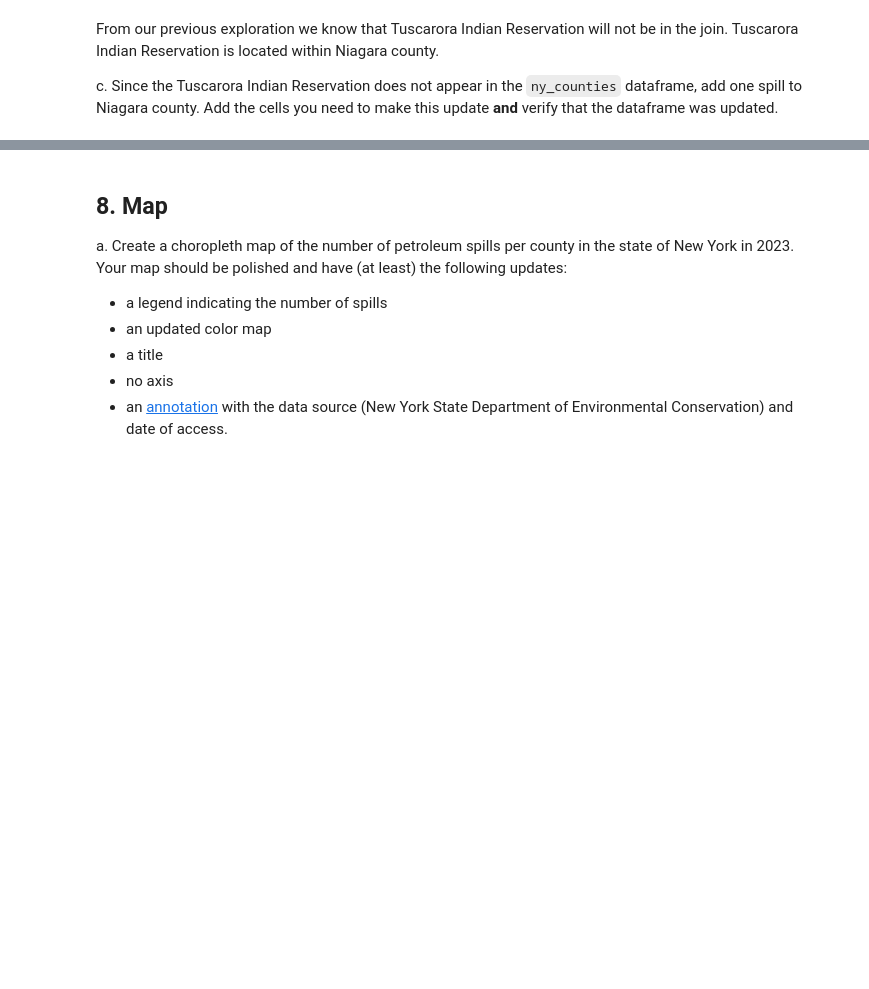
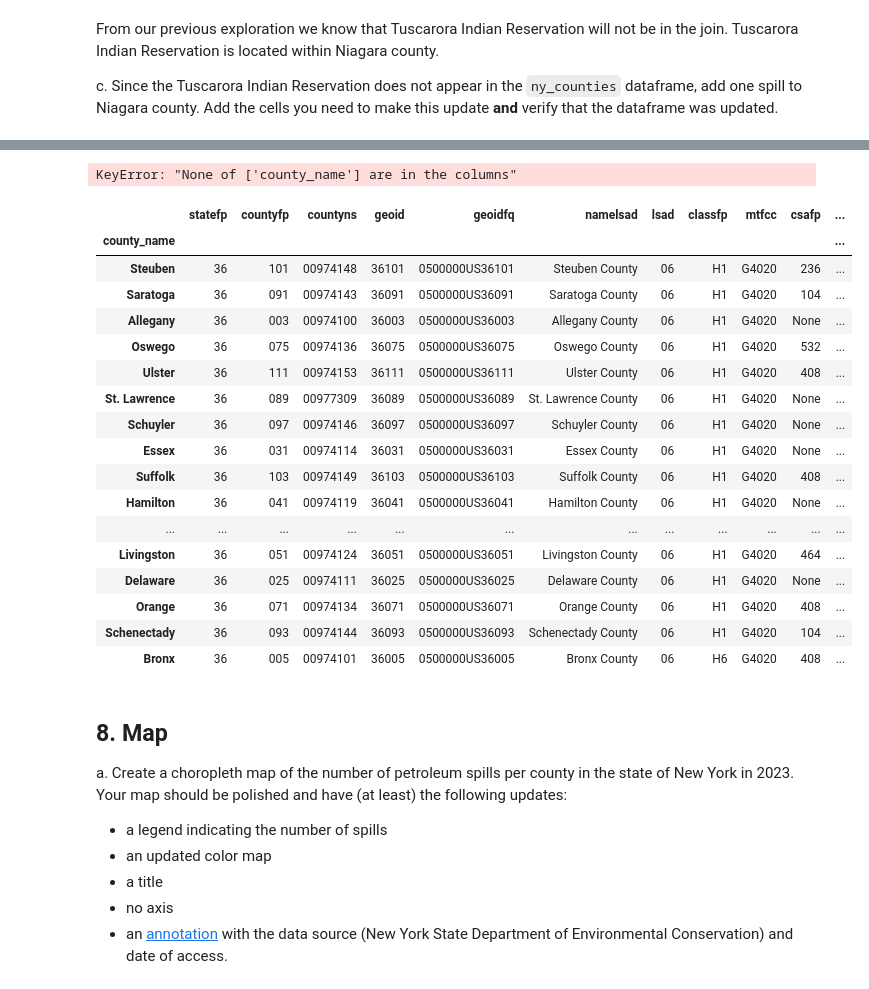
Before and after one commit to nicolelpepper/eds220-hwk3, a Jupyter notebook: hwk3-task2-oil-spills.ipynb, the cells around one changed output, grey strips where cells are left out. Cells and saved outputs as stored; diff of their text form; code cells hidden in the pictures; blank space fills up the shorter version.

```diff
--- a/hwk3-task2-oil-spills.ipynb
+++ b/hwk3-task2-oil-spills.ipynb
@@ -441,0 +536,10 @@ c. Since the Tuscarora Indian Reservation does not appear in the `ny_counties` d
+# %%
+# c. Your code here
+
+# Set index to admin column
+ny_counties = ny_counties.set_index('county_name')
+
+# Update index value at Finaland to add for Aland Islands
+# += 1 is shorthand for value(a) + 1
+# %% [output]
+KeyError: "None of ['county_name'] are in the columns"
@@ -442,3 +548,25 @@ c. Since the Tuscarora Indian Reservation does not appear in the `ny_counties` d
+# %%
+pd.set_option('display.max_rows', None)
+ny_counties
+# %% [output]
+|  | statefp | countyfp | countyns | geoid | geoidfq | namelsad | lsad | classfp | mtfcc | csafp | ... |
+| county_name |  |  |  |  |  |  |  |  |  |  | ... |
+| Steuben | 36 | 101 | 00974148 | 36101 | 0500000US36101 | Steuben County | 06 | H1 | G4020 | 236 | ... |
+| Saratoga | 36 | 091 | 00974143 | 36091 | 0500000US36091 | Saratoga County | 06 | H1 | G4020 | 104 | ... |
+| Allegany | 36 | 003 | 00974100 | 36003 | 0500000US36003 | Allegany County | 06 | H1 | G4020 | None | ... |
+| Oswego | 36 | 075 | 00974136 | 36075 | 0500000US36075 | Oswego County | 06 | H1 | G4020 | 532 | ... |
+| Ulster | 36 | 111 | 00974153 | 36111 | 0500000US36111 | Ulster County | 06 | H1 | G4020 | 408 | ... |
+| St. Lawrence | 36 | 089 | 00977309 | 36089 | 0500000US36089 | St. Lawrence County | 06 | H1 | G4020 | None | ... |
+| Schuyler | 36 | 097 | 00974146 | 36097 | 0500000US36097 | Schuyler County | 06 | H1 | G4020 | None | ... |
+| Essex | 36 | 031 | 00974114 | 36031 | 0500000US36031 | Essex County | 06 | H1 | G4020 | None | ... |
+| Suffolk | 36 | 103 | 00974149 | 36103 | 0500000US36103 | Suffolk County | 06 | H1 | G4020 | 408 | ... |
+| Hamilton | 36 | 041 | 00974119 | 36041 | 0500000US36041 | Hamilton County | 06 | H1 | G4020 | None | ... |
+| ... | ... | ... | ... | ... | ... | ... | ... | ... | ... | ... | ... |
+| Livingston | 36 | 051 | 00974124 | 36051 | 0500000US36051 | Livingston County | 06 | H1 | G4020 | 464 | ... |
+| Delaware | 36 | 025 | 00974111 | 36025 | 0500000US36025 | Delaware County | 06 | H1 | G4020 | None | ... |
+| Orange | 36 | 071 | 00974134 | 36071 | 0500000US36071 | Orange County | 06 | H1 | G4020 | 408 | ... |
+| Schenectady | 36 | 093 | 00974144 | 36093 | 0500000US36093 | Schenectady County | 06 | H1 | G4020 | 104 | ... |
+| Bronx | 36 | 005 | 00974101 | 36005 | 0500000US36005 | Bronx County | 06 | H6 | G4020 | 408 | ... |
 # %% [markdown]
 <!-- BEGIN QUESTION -->
 
```
Also changed, not shown: parts of 21 cells of this notebook.
